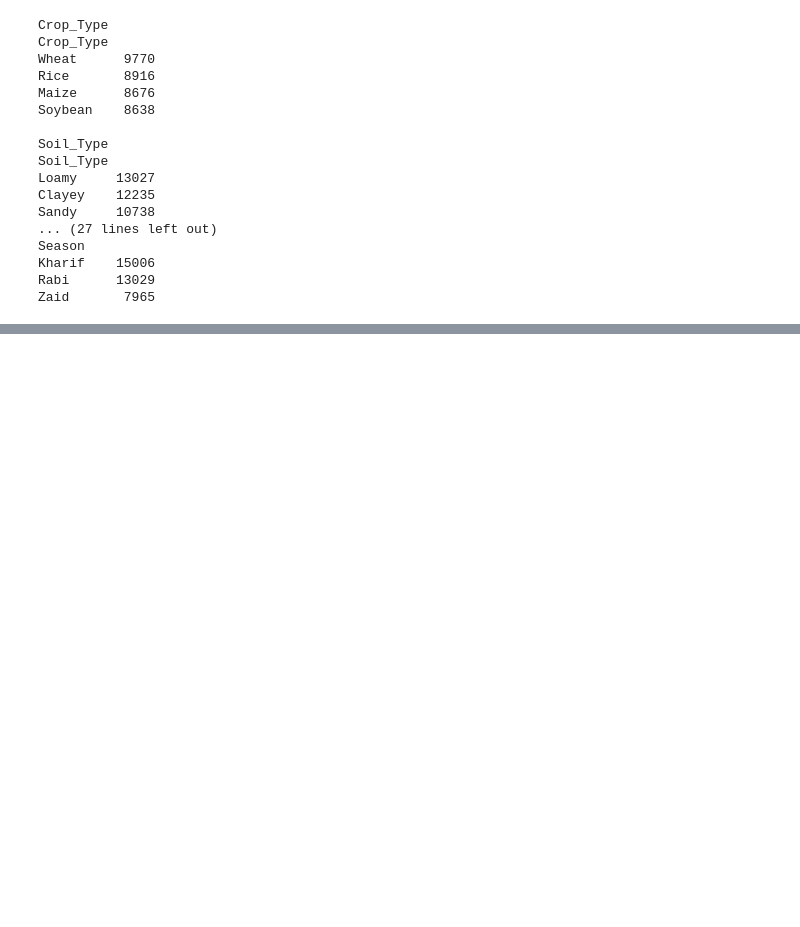
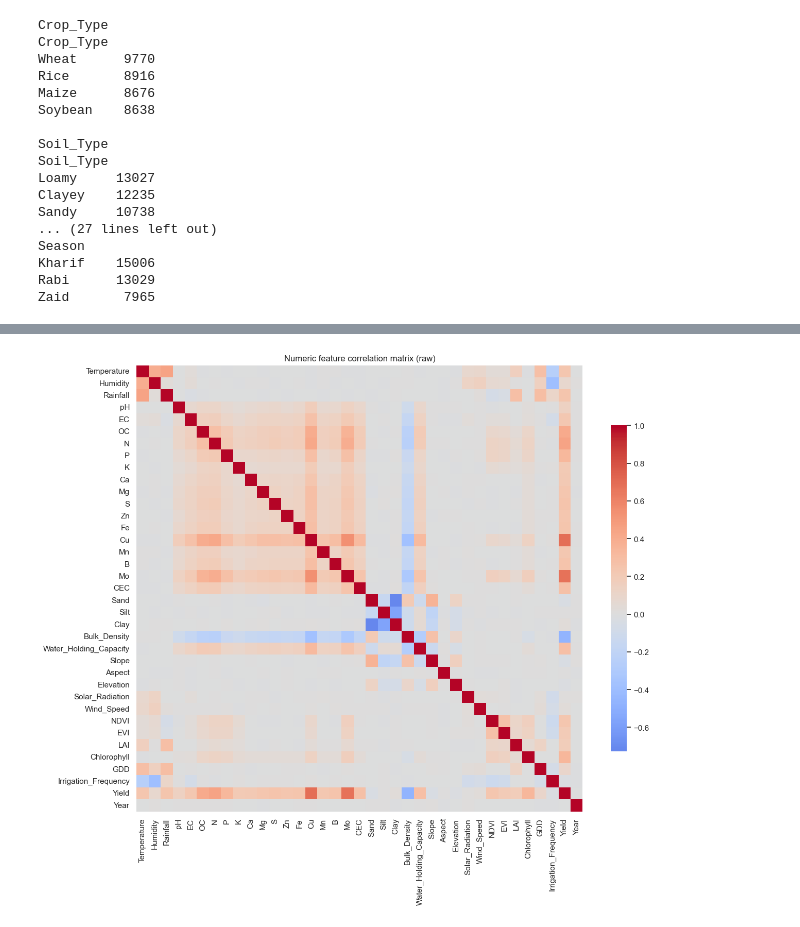
Before and after one commit to Mrnidhi/DATA245_Project, a Jupyter notebook: notebooks/01_eda.ipynb, the cells around one changed output, grey strips where cells are left out. Drawn from its saved outputs; the diff is of its cells as text; code cells hidden in the pictures; blank space fills up the shorter version.

Commit message:
feat(eda): correlation analysis and motivation for feature engineering

```diff
--- a/notebooks/01_eda.ipynb
+++ b/notebooks/01_eda.ipynb
@@ -194,0 +199,10 @@ Zaid       7965
+# %%
+num_df = df.select_dtypes(include=[np.number])
+fig, ax = plt.subplots(figsize=(13, 11))
+sns.heatmap(num_df.corr(), cmap='coolwarm', center=0, ax=ax, square=True, cbar_kws={'shrink': 0.7})
+ax.set_title('Numeric feature correlation matrix (raw)')
+fig.tight_layout()
+fig.savefig(FIG_DIR / '02_correlation_heatmap.png', dpi=150, bbox_inches='tight')
+plt.show()
+# %% [output]
+[figure, added]
```
Also changed, not shown: parts of 6 cells of this notebook.
